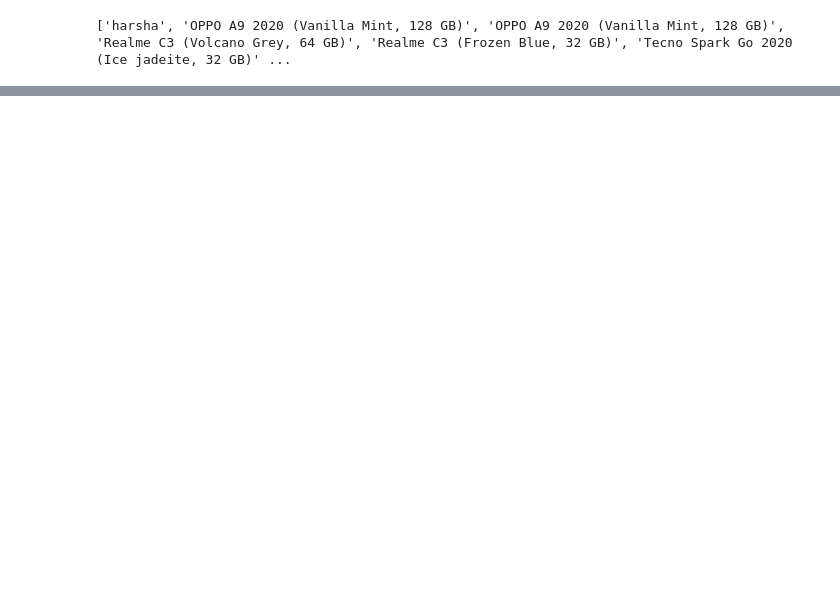
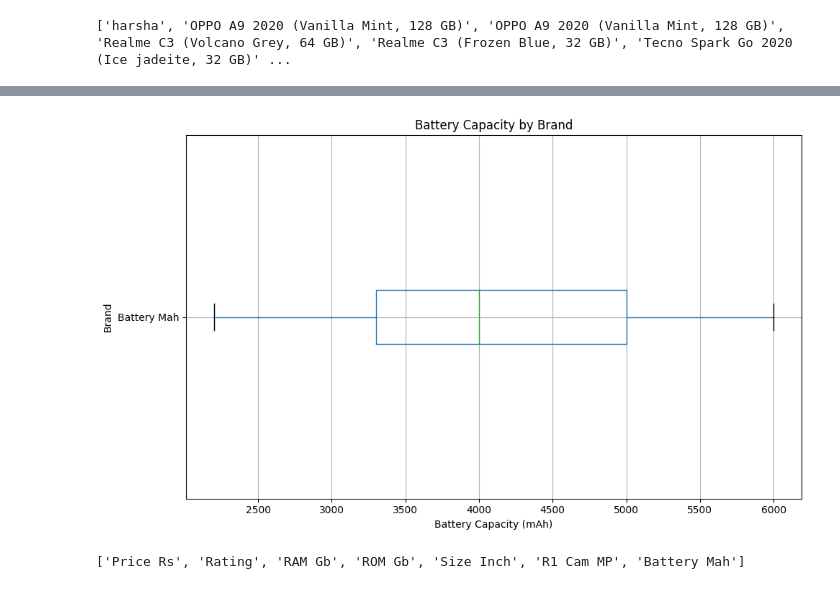
Before and after one commit to sivasriharshapulipati/Mobile-recommondation-sys, a Jupyter notebook: Mobile_Phone_Recommender.ipynb, the cells around one changed output, grey strips where cells are left out. Saved outputs shown, nothing was run; the diff lists cells and outputs as text; code cells hidden in the pictures; blank space fills up the shorter version.

```diff
--- a/Mobile_Phone_Recommender.ipynb
+++ b/Mobile_Phone_Recommender.ipynb
@@ -76,0 +134,11 @@ df = pd.read_csv('/content/mainDataset.csv', encoding='unicode_escape')
+# %%
+# Box plot: Battery Capacity by Brand
+plt.figure(figsize=(10, 6))
+df.boxplot(column='Battery Mah', vert=False)
+plt.title('Battery Capacity by Brand')
+plt.xlabel('Battery Capacity (mAh)')
+plt.ylabel('Brand')
+plt.tight_layout()
+plt.show()
+# %% [output]
+[figure, added]
@@ -76,0 +166,5 @@ df = pd.read_csv('/content/mainDataset.csv', encoding='unicode_escape')
+# %%
+features = ['Price Rs', 'Rating', 'RAM Gb', 'ROM Gb', 'Size Inch', 'R1 Cam MP', 'Battery Mah']
+print(features)
+# %% [output]
+['Price Rs', 'Rating', 'RAM Gb', 'ROM Gb', 'Size Inch', 'R1 Cam MP', 'Battery Mah']
```
Also changed, not shown: parts of 19 cells of this notebook.
